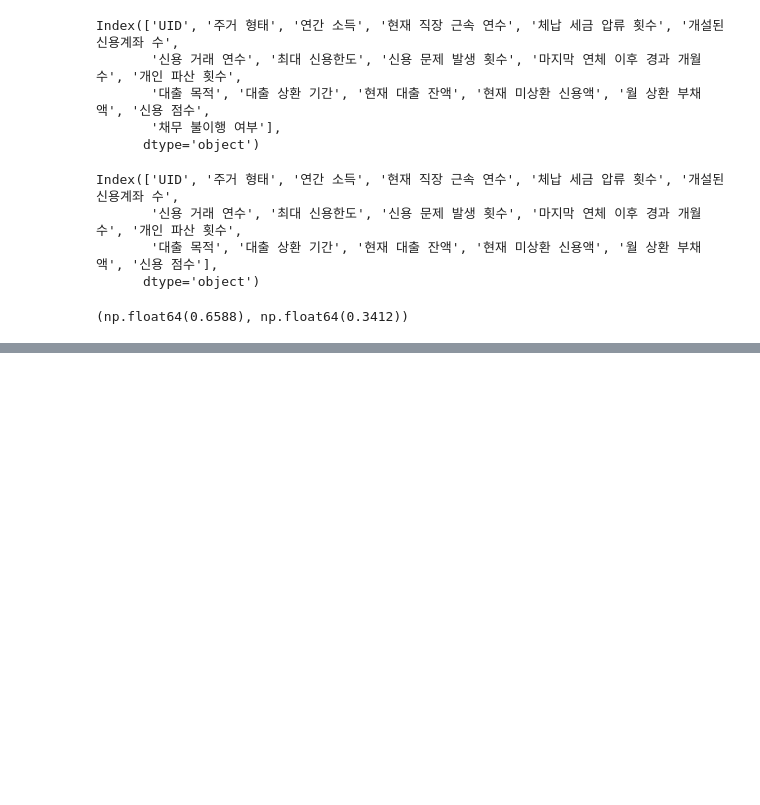
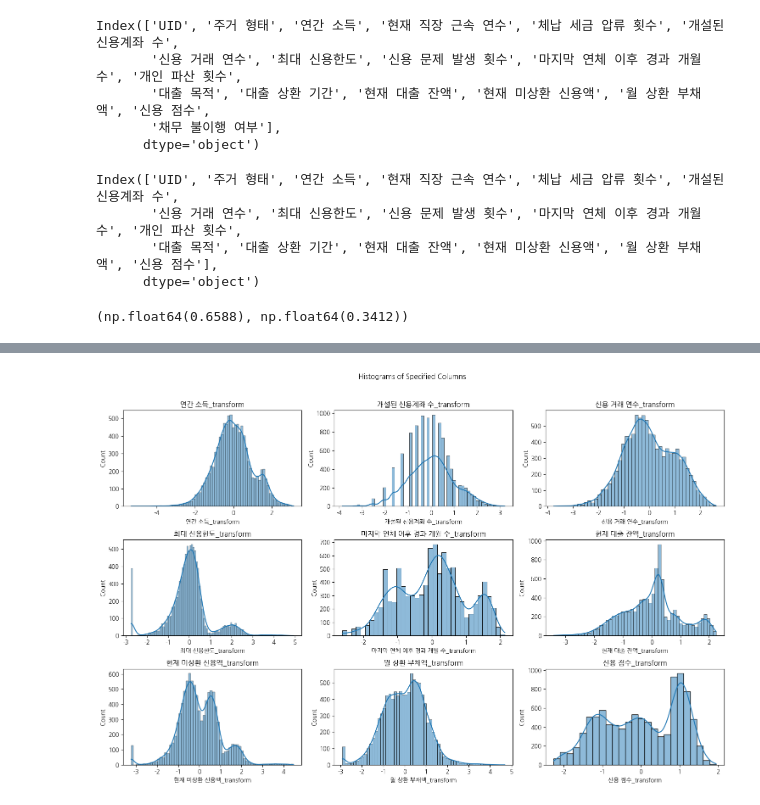
Before and after one commit to yuuunong/prediction-of-default, a Jupyter notebook: EDA1.ipynb, the cells around one changed output, grey strips where cells are left out. Cells and saved outputs as stored; diff of their text form; code cells hidden in the pictures; blank space fills up the shorter version.

```diff
--- a/EDA1.ipynb
+++ b/EDA1.ipynb
@@ -422,0 +216,18 @@ sns.heatmap(train_corr, cmap='coolwarm')
+# %%
+# PowerTransformer yeo-johnson 적용
+from sklearn.preprocessing import PowerTransformer
+transfomer = PowerTransformer(method='yeo-johnson')
+
+plt.figure(figsize=(15, 10))
+
+for i, column in enumerate(columns, 1):
+    train_df_num[column + '_transform'] = transfomer.fit_transform(train_df_num[[column]])
+    plt.subplot(3, 3, i)
+    sns.histplot(train_df_num[column + '_transform'], kde=True)
+    plt.title(column + '_transform')
+
+plt.suptitle('Histograms of Specified Columns')
+plt.tight_layout(rect=[0, 0, 1, 0.96])
+plt.show()
+# %% [output]
+[figure, added]
```
Also changed, not shown: parts of 62 cells of this notebook.
